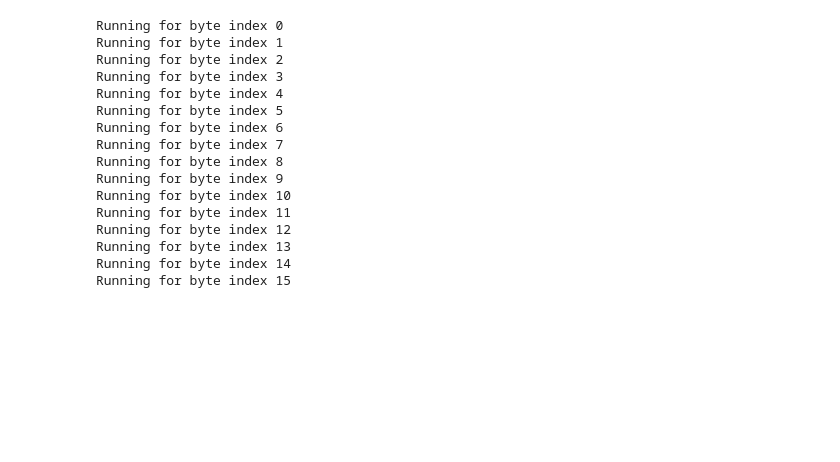
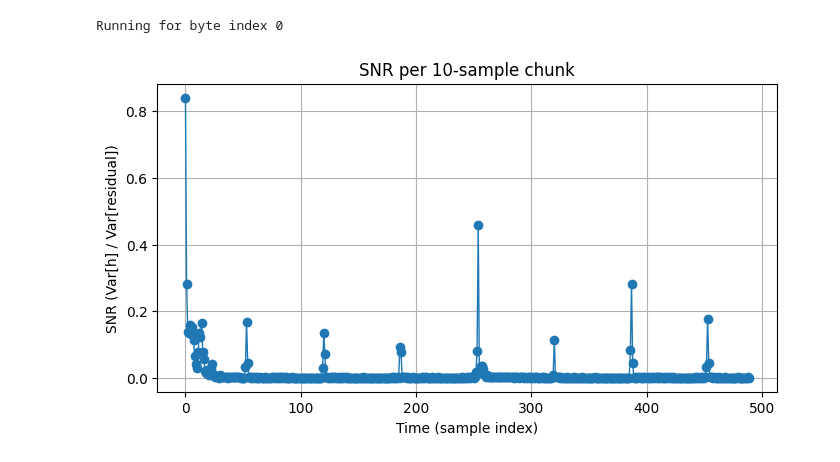
Before and after one commit to raghulrajn/Stochastic-Model-for-DSCA-SSAES, a Jupyter notebook: SDSCA_MODEL.ipynb, the cells around one changed output. Saved outputs shown, nothing was run; the diff lists cells and outputs as text; code cells hidden in the pictures; blank space fills up the shorter version.

Commit message:
added noise removal and SNR calc

```diff
--- a/SDSCA_MODEL.ipynb
+++ b/SDSCA_MODEL.ipynb
@@ -178,6 +235,7 @@ class KeyExtraction:
                 success += 1
         return (success / num_trials) * 100
 # %%
+SNR , NOISE_VAR, NOISE_PER_T = [],[],[]
 def run_stochastic_dpa(byte_idx, plaintexts, traces_all, key, start_time, end_time, N1=1000, N2=1000,N3 = 10, tau=0.1, basis_type = 'bits',selection_mode='S2', method='minimum'):
     """
     Run profiling and extraction for one byte within time segment [start_time:end_time].
@@ -212,6 +270,10 @@ def run_stochastic_dpa(byte_idx, plaintexts, traces_all, key, start_time, end_ti
     else:
         timepoints = prof.select_time_points(betas, tau, selection_mode=selection_mode)
 
+    snr, noise_var, noise_var_per_t = prof.detect_noise(traces_prof[:N1], plaintexts_prof[:N1], k_b)
+    SNR.append(snr)
+    NOISE_VAR.append(noise_var)
+    NOISE_PER_T.append(noise_var_per_t)
     # # Estimate covariance for ML
     if method == 'ml':
         traces_noise = traces_prof[N1:N1 + N2]
@@ -249,15 +312,15 @@ def create_range(start_time=0, end_time=5000, increments=[5,10], widths=[10,20])
 
 key = np.array([15,14,13,12,11,10,9,8,7,6,5,4,3,2,1,0], dtype=np.uint8)
 df_data = []
-for k in range(16): # change here to run for all 16 bytes
+for k in range(1): # change here to run for all 16 bytes
     print(f"Running for byte index {k}")
-    ranges = create_range(start_time=0, end_time=5000, increments=[10], widths=[10,15,20])
+    ranges = create_range(start_time=100, end_time=5000, increments=[10], widths=[10])
     for r in (ranges):
         results = []
         extracted_k, ts, betas, sr = run_stochastic_dpa(
             byte_idx=k,
             plaintexts=random_plaintexts,
-            traces_all=scaled_traces,
+            traces_all=avg_unscaled,
             key=key,
             start_time=r[0],
             end_time=r[1],
@@ -279,25 +342,26 @@ for k in range(16): # change here to run for all 16 bytes
                 'sr':float(sr)
             })
 
-df = pd.DataFrame(df_data)
-df.to_csv(f'RESULTS_{PROFILING}_{TYPE}_{MODE}.csv', index=False)
+# df = pd.DataFrame(df_data)
+# df.to_csv(f'RESULTS_{PROFILING}_{TYPE}_{MODE}.csv', index=False)
 # %% [output]
 Running for byte index 0
-Running for byte index 1
-Running for byte index 2
-Running for byte index 3
-Running for byte index 4
-Running for byte index 5
-Running for byte index 6
-Running for byte index 7
-Running for byte index 8
-Running for byte index 9
-Running for byte index 10
-Running for byte index 11
-Running for byte index 12
-Running for byte index 13
-Running for byte index 14
-Running for byte index 15
+# %%
+import matplotlib.pyplot as plt
+plt.figure(figsize=(8,4))
+plt.plot(SNR, marker='o', linewidth=1)
+# plt.plot(x, snrs_smooth, linestyle='--')
+plt.xlabel("Time (sample index)")
+plt.ylabel("SNR (Var[h] / Var[residual])")
+plt.title("SNR per 10-sample chunk")
+plt.grid(True)
+plt.show()
+
+# If snr >> 1, it means your predictions are strong compared to noise.
+# If snr ~ 1, noise is as large as the signal variation.
+# If snr << 1, noise dominates.
+# %% [output]
+[figure, added]
 # %%
 class Attack:
     """Handles key extraction using minimum or maximum likelihood principles."""
```
Also changed, not shown: parts of 10 cells of this notebook.
